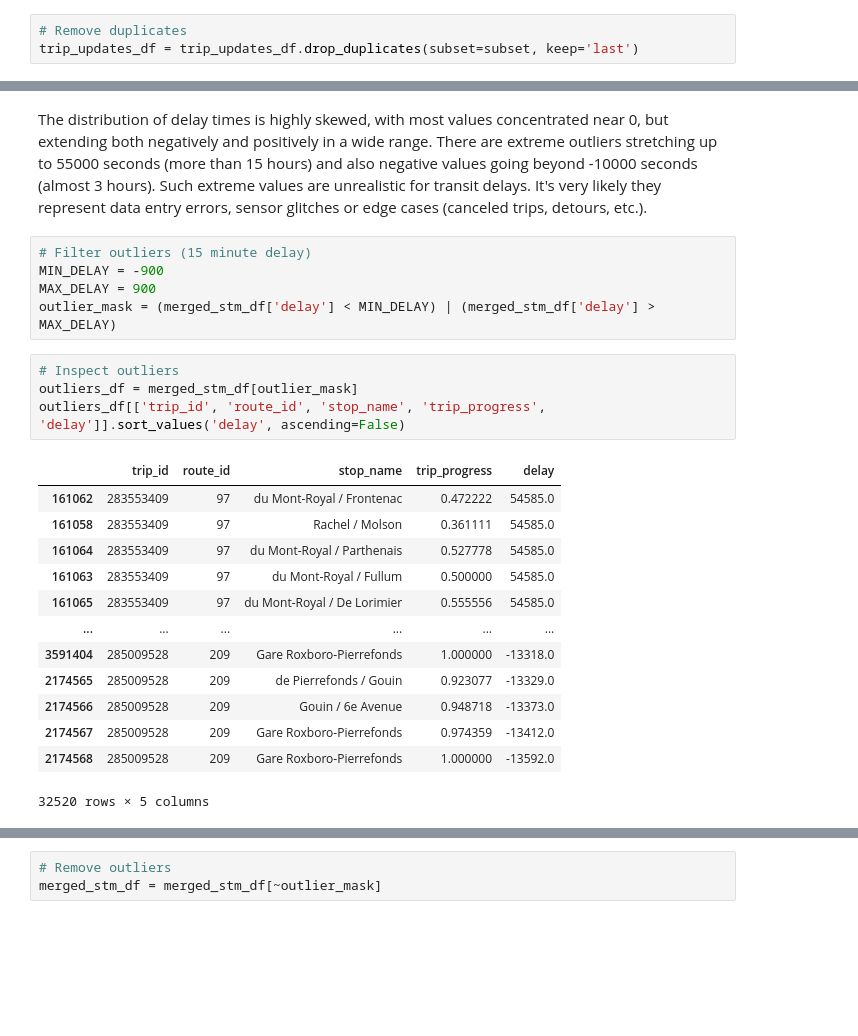
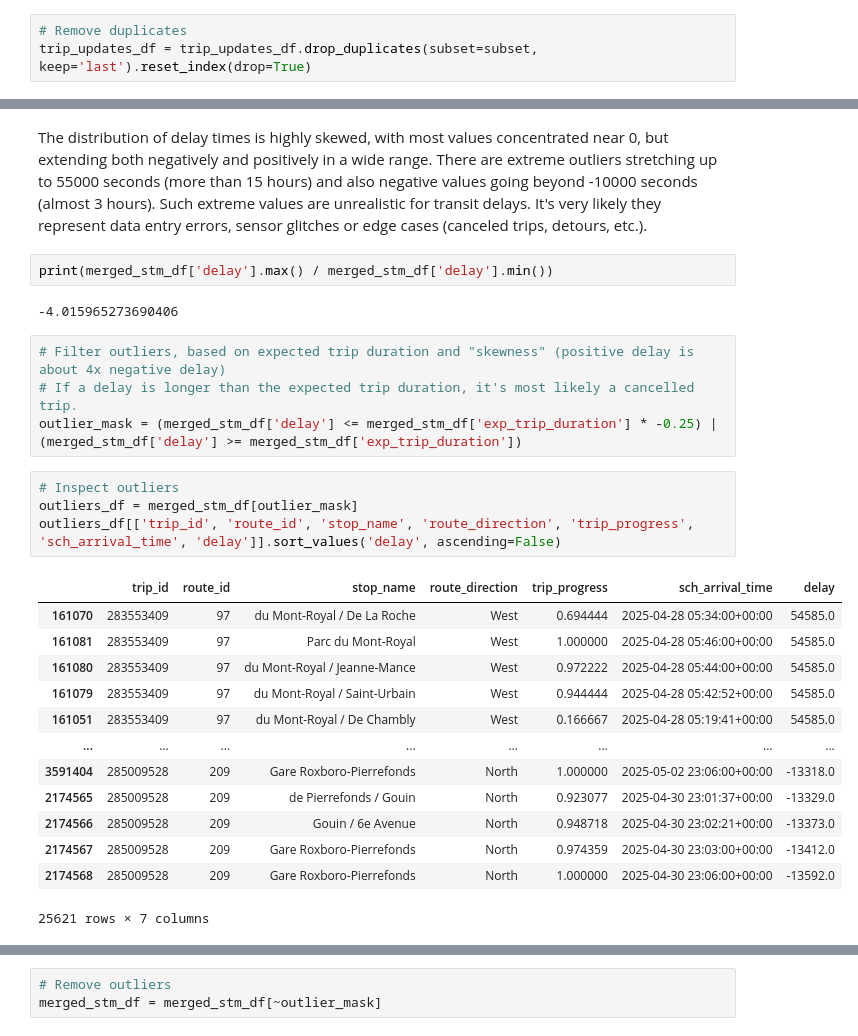
Before and after one commit to nadpierre/stm-transit-delay-prediction, a Jupyter notebook: notebooks/data_cleaning.ipynb, the cells around one changed output, grey strips where cells are left out. Cells and saved outputs as stored; diff of their text form; blank space fills up the shorter version.

```diff
--- a/notebooks/data_cleaning.ipynb
+++ b/notebooks/data_cleaning.ipynb
@@ -409,7 +390,7 @@ print(f'{duplicate_mask.mean():.2%}')
 10.35%
 # %%
 # Remove duplicates
-trip_updates_df = trip_updates_df.drop_duplicates(subset=subset, keep='last')
+trip_updates_df = trip_updates_df.drop_duplicates(subset=subset, keep='last').reset_index(drop=True)
 # %%
 # Rename arrival and departure time
 trip_updates_df = trip_updates_df.rename(columns={'arrival_time': 'rt_arrival_time','departure_time': 'rt_departure_time'})
@@ -506,29 +487,32 @@ plt.show()
 [figure]
 # %% [markdown]
 The distribution of delay times is highly skewed, with most values concentrated near 0, but extending both negatively and positively in a wide range. There are extreme outliers stretching up to 55000 seconds (more than 15 hours) and also negative values going beyond -10000 seconds (almost 3 hours). Such extreme values are unrealistic for transit delays. It's very likely they represent data entry errors, sensor glitches or edge cases (canceled trips, detours, etc.).
+# %%
+print(merged_stm_df['delay'].max() / merged_stm_df['delay'].min())
+# %% [output]
+-4.015965273690406
 # %%
-# Filter outliers (15 minute delay)
-MIN_DELAY = -900
-MAX_DELAY = 900
-outlier_mask = (merged_stm_df['delay'] < MIN_DELAY) | (merged_stm_df['delay'] > MAX_DELAY)
+# Filter outliers, based on expected trip duration and "skewness" (positive delay is about 4x negative delay)
+# If a delay is longer than the expected trip duration, it's most likely a cancelled trip.
+outlier_mask = (merged_stm_df['delay'] <= merged_stm_df['exp_trip_duration'] * -0.25) | (merged_stm_df['delay'] >= merged_stm_df['exp_trip_duration'])
 # %%
 # Inspect outliers
 outliers_df = merged_stm_df[outlier_mask]
-outliers_df[['trip_id', 'route_id', 'stop_name', 'trip_progress', 'delay']].sort_values('delay', ascending=False)
+outliers_df[['trip_id', 'route_id', 'stop_name', 'route_direction', 'trip_progress', 'sch_arrival_time', 'delay']].sort_values('delay', ascending=False)
 # %% [output]
-|  | trip_id | route_id | stop_name | trip_progress | delay |
-| 161062 | 283553409 | 97 | du Mont-Royal / Frontenac | 0.472222 | 54585.0 |
-| 161058 | 283553409 | 97 | Rachel / Molson | 0.361111 | 54585.0 |
-| 161064 | 283553409 | 97 | du Mont-Royal / Parthenais | 0.527778 | 54585.0 |
-| 161063 | 283553409 | 97 | du Mont-Royal / Fullum | 0.500000 | 54585.0 |
-| 161065 | 283553409 | 97 | du Mont-Royal / De Lorimier | 0.555556 | 54585.0 |
-| ... | ... | ... | ... | ... | ... |
-| 3591404 | 285009528 | 209 | Gare Roxboro-Pierrefonds | 1.000000 | -13318.0 |
-| 2174565 | 285009528 | 209 | de Pierrefonds / Gouin | 0.923077 | -13329.0 |
-| 2174566 | 285009528 | 209 | Gouin / 6e Avenue | 0.948718 | -13373.0 |
-| 2174567 | 285009528 | 209 | Gare Roxboro-Pierrefonds | 0.974359 | -13412.0 |
-| 2174568 | 285009528 | 209 | Gare Roxboro-Pierrefonds | 1.000000 | -13592.0 |
+|  | trip_id | route_id | stop_name | route_direction | trip_progress | sch_arrival_time | delay |
+| 161070 | 283553409 | 97 | du Mont-Royal / De La Roche | West | 0.694444 | 2025-04-28 05:34:00+00:00 | 54585.0 |
+| 161081 | 283553409 | 97 | Parc du Mont-Royal | West | 1.000000 | 2025-04-28 05:46:00+00:00 | 54585.0 |
+| 161080 | 283553409 | 97 | du Mont-Royal / Jeanne-Mance | West | 0.972222 | 2025-04-28 05:44:00+00:00 | 54585.0 |
+| 161079 | 283553409 | 97 | du Mont-Royal / Saint-Urbain | West | 0.944444 | 2025-04-28 05:42:52+00:00 | 54585.0 |
+| 161051 | 283553409 | 97 | du Mont-Royal / De Chambly | West | 0.166667 | 2025-04-28 05:19:41+00:00 | 54585.0 |
+| ... | ... | ... | ... | ... | ... | ... | ... |
+| 3591404 | 285009528 | 209 | Gare Roxboro-Pierrefonds | North | 1.000000 | 2025-05-02 23:06:00+00:00 | -13318.0 |
+| 2174565 | 285009528 | 209 | de Pierrefonds / Gouin | North | 0.923077 | 2025-04-30 23:01:37+00:00 | -13329.0 |
+| 2174566 | 285009528 | 209 | Gouin / 6e Avenue | North | 0.948718 | 2025-04-30 23:02:21+00:00 | -13373.0 |
+| 2174567 | 285009528 | 209 | Gare Roxboro-Pierrefonds | North | 0.974359 | 2025-04-30 23:03:00+00:00 | -13412.0 |
+| 2174568 | 285009528 | 209 | Gare Roxboro-Pierrefonds | North | 1.000000 | 2025-04-30 23:06:00+00:00 | -13592.0 |
-32520 rows × 5 columns
+25621 rows × 7 columns
 # %%
 # Calculate proportion
 print(f'{outlier_mask.mean():.2%}')
```
Also changed, not shown: parts of 21 cells of this notebook, 5 other files.
